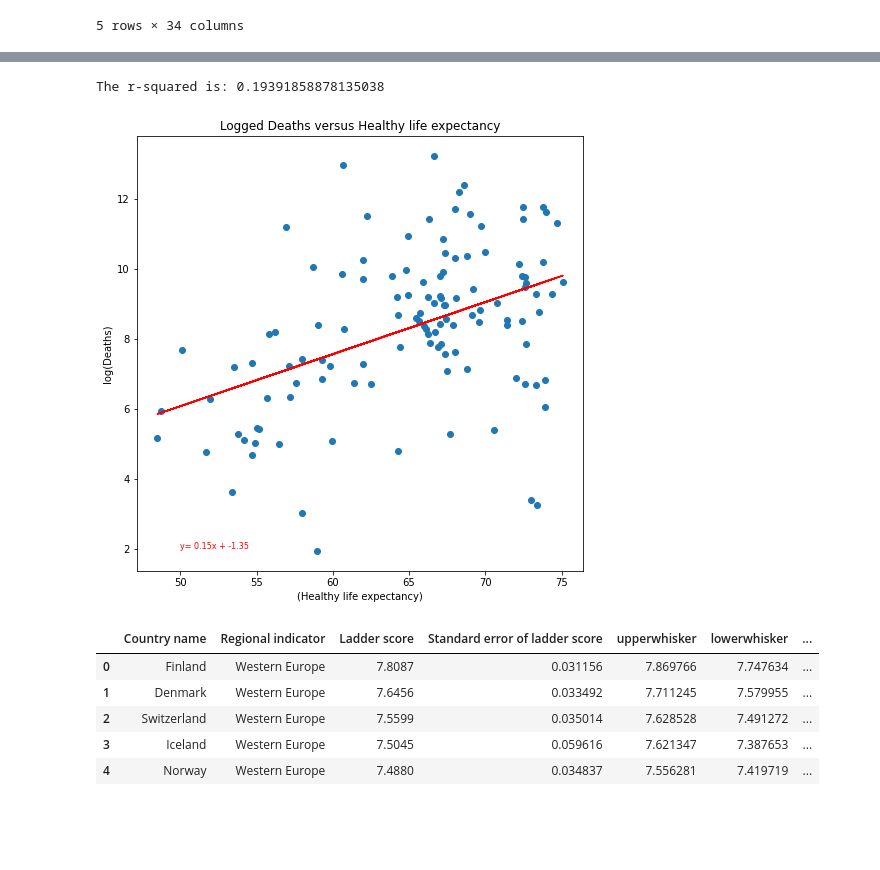
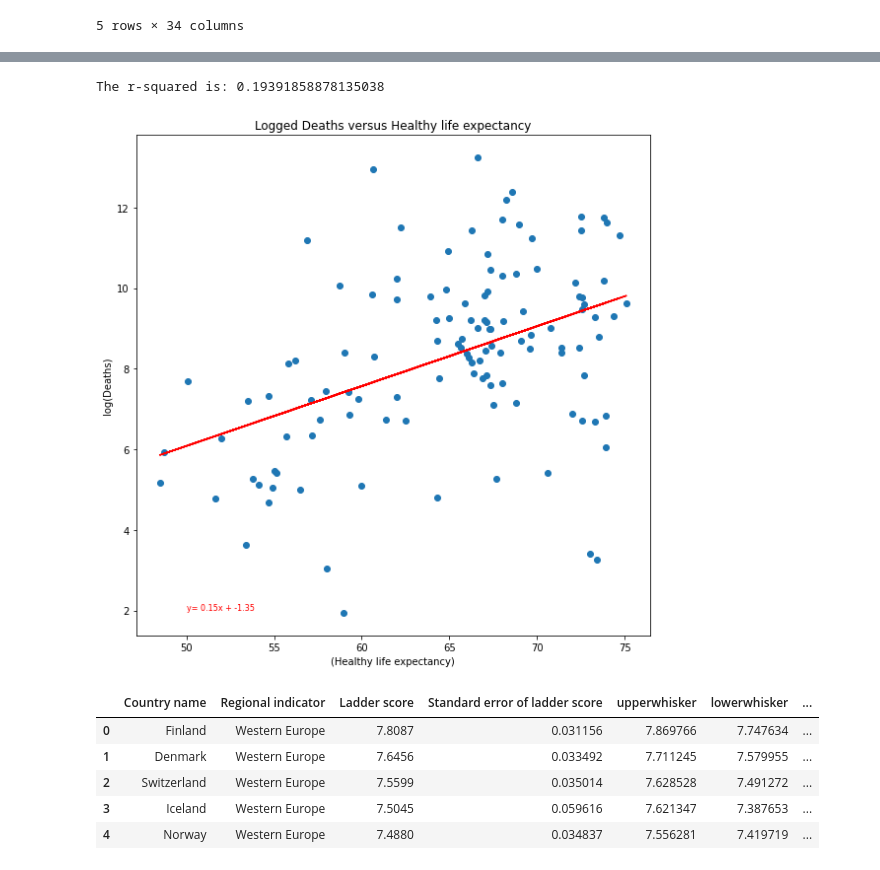
Before and after one commit to maxkrueger96/NU-Bootcamp-Data-Science-1, a Jupyter notebook: maxthachet/NU-Bootcamp-Data-Science-1-origin/The last question 4.ipynb, the cells around one changed output, grey strips where cells are left out. Cells and saved outputs as stored; diff of their text form; code cells hidden in the pictures; blank space fills up the shorter version.

```diff
--- a/maxthachet/NU-Bootcamp-Data-Science-1-origin/The last question 4.ipynb
+++ b/maxthachet/NU-Bootcamp-Data-Science-1-origin/The last question 4.ipynb
@@ -92,21 +92,23 @@ Together_merge_2021_df.dropna(inplace=True)
 # %%
 plt.rcParams['figure.figsize'] = [8, 8]
 x_values = Together_merge_2021_df['Healthy life expectancy_x']
 y_values = np.log(Together_merge_2021_df['Deaths'])
 (slope,intercept,rvalue,pvalue,stderr) = st.linregress(x_values,y_values)
 regress_values=x_values*slope + intercept
 line_eq_1 = "y= " + str(round(slope,2)) + "x + "+ str(round(intercept,2))
 plt.scatter(x_values,y_values)
 plt.plot(x_values,regress_values,"r-")
 plt.annotate(line_eq_1,(50,2),fontsize =8, color='red')
 plt.xlabel('(Healthy life expectancy)')
 plt.ylabel('log(Deaths)')
 plt.title('Logged Deaths versus Healthy life expectancy')
 print(f'The r-squared is: {rvalue ** 2}')
+plt.tight_layout()
+plt.savefig('deaths_vs_life_expectancy_2021.png')
 plt.show()
 # %% [output]
 The r-squared is: 0.19391858878135038
-[figure, old version]
+[figure, new version]
 # %%
 happiness_2020_file = "WHR2020_Data.csv"
 
```
Also changed, not shown: parts of 2 cells of this notebook, 4 other files.
